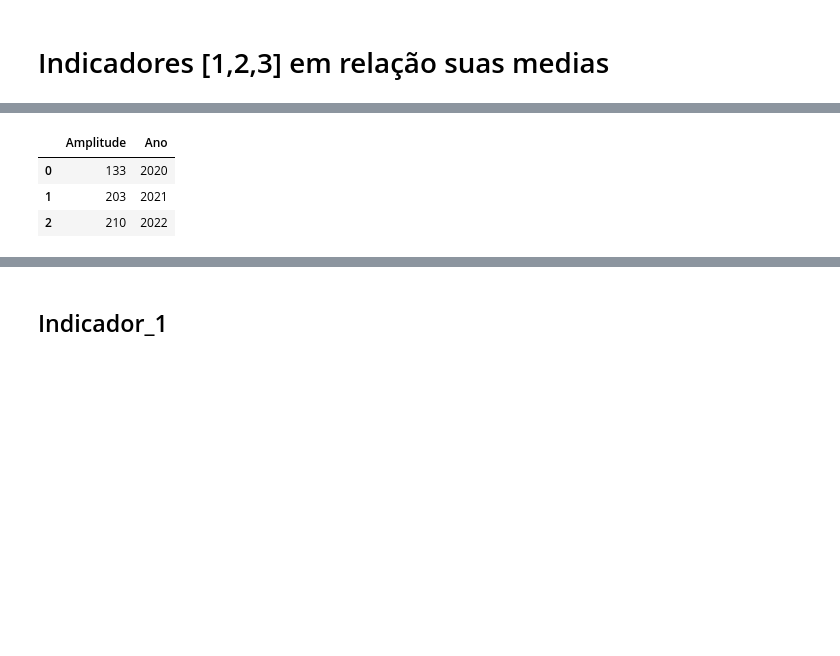
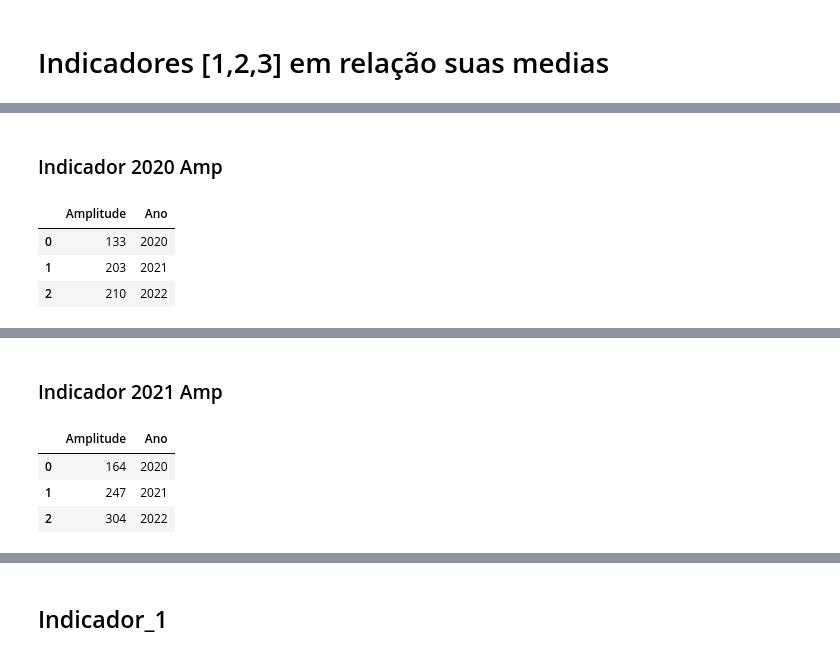
Before and after one commit to KepryDeSousa/SISAB_CNES_Ceara_Macico_de_Baturite, a Jupyter notebook: Indicadores[1,2,3]_.ipynb, the cells around one changed output, grey strips where cells are left out. Cells and saved outputs as stored; diff of their text form; code cells hidden in the pictures; blank space fills up the shorter version.

```diff
--- a/Indicadores[1,2,3]_.ipynb
+++ b/Indicadores[1,2,3]_.ipynb
@@ -12,5 +12,7 @@ import pandas as pd
 # %%
 Banco = pd.read_excel("/content/Dados_Indicadores[1,2,3] (1).xlsx")
+# %% [markdown]
+### Indicador 2020 Amp
 # %%
 Indicador_1 = Banco.loc[Banco.Indicador == 1]
 Indicador_2 = Banco.loc[Banco.Indicador == 2]
@@ -37,2 +42,21 @@ px.bar(Amp_Indicador_1, x="Ano", y="Amplitude")
 # %% [output]
 [interactive output not drawn]
+# %% [markdown]
+### Indicador 2021 Amp
+# %%
+Amplitude_2020 = []
+
+Amplitude_2020.append( Indicador_2.Total_2020.max() - Indicador_2.Total_2020.min())
+Amplitude_2020.append(Indicador_2.Total_2021.max() - Indicador_2.Total_2021.min())
+Amplitude_2020.append(Indicador_2.Total_2022.max() - Indicador_2.Total_2022.min())
+
+
+Amp_Indicador_2 = pd.DataFrame(Amplitude_2020)
+Amp_Indicador_2.rename(columns={0: 'Amplitude'}, inplace = True)
+Amp_Indicador_2['Ano'] = ["2020","2021",'2022']
+Amp_Indicador_2
+# %% [output]
+|  | Amplitude | Ano |
+| 0 | 164 | 2020 |
+| 1 | 247 | 2021 |
+| 2 | 304 | 2022 |
```
Also changed, not shown: parts of 6 cells of this notebook.
